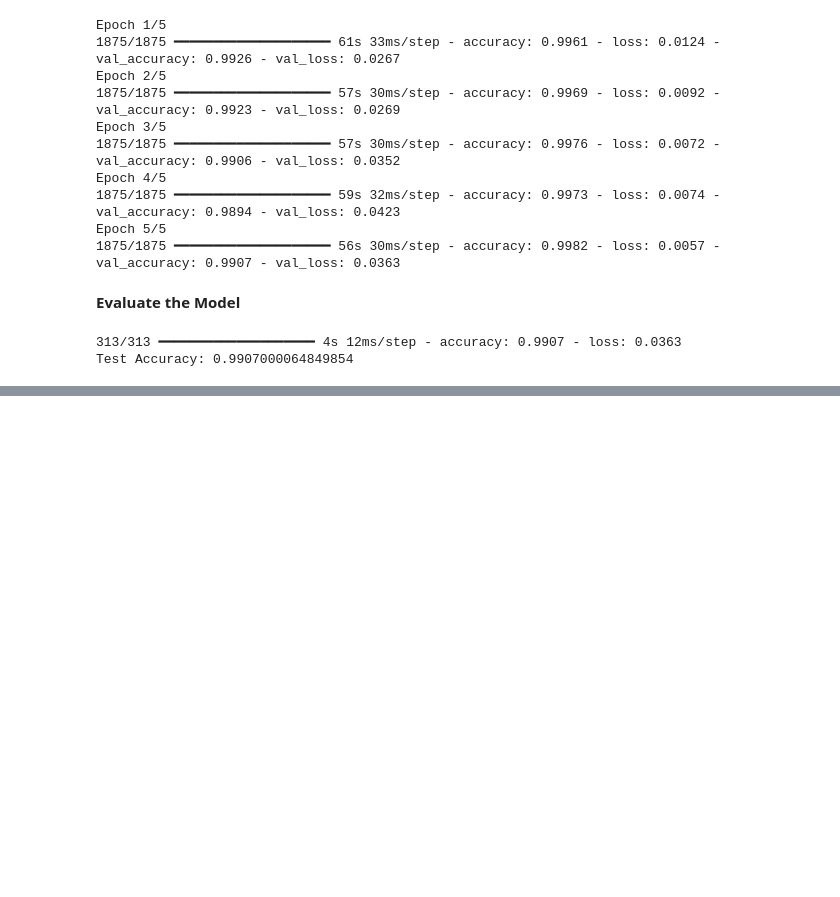
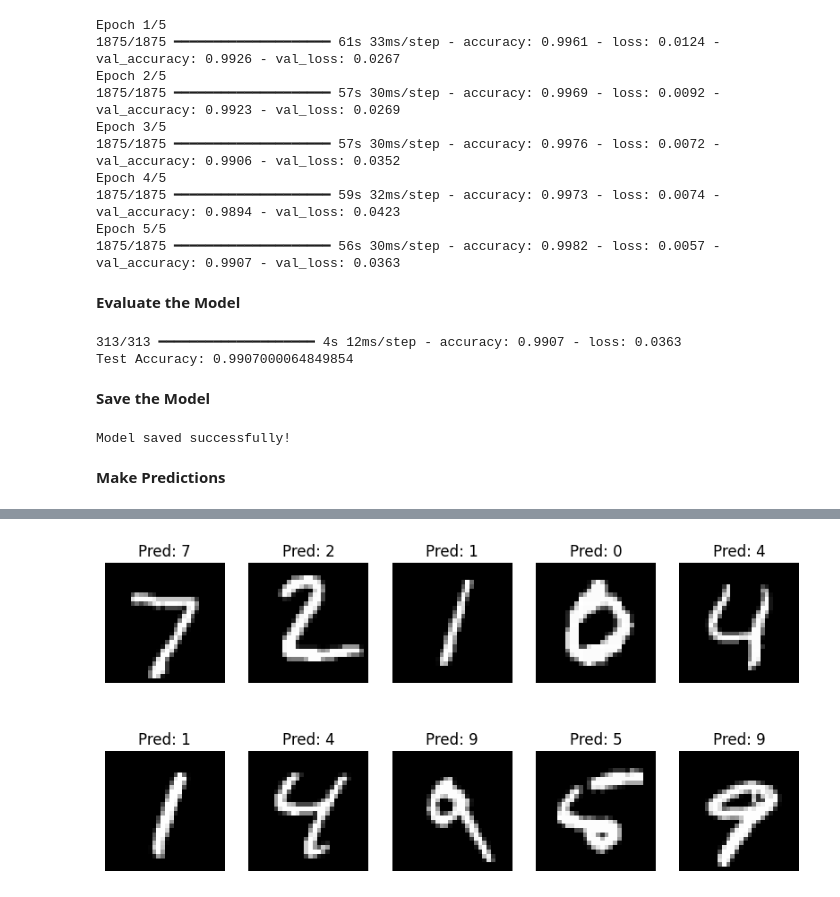
Before and after one commit to Haniakhan702/AneRBC-ANN-and-DL, a Jupyter notebook: Handwritten_Character_Recognition.ipynb, the cells around one changed output, grey strips where cells are left out. Saved outputs shown, nothing was run; the diff lists cells and outputs as text; code cells hidden in the pictures; blank space fills up the shorter version.

Commit message:
Make Prediction

```diff
--- a/Handwritten_Character_Recognition.ipynb
+++ b/Handwritten_Character_Recognition.ipynb
@@ -134,3 +134,26 @@ print("Test Accuracy:", accuracy)
 # %% [output]
 313/313 ━━━━━━━━━━━━━━━━━━━━ 4s 12ms/step - accuracy: 0.9907 - loss: 0.0363
 Test Accuracy: 0.9907000064849854
+# %% [markdown]
+**Save the Model**
+# %%
+model.save("handwritten_model.keras")
+
+print("Model saved successfully!")
+# %% [output]
+Model saved successfully!
+# %% [markdown]
+**Make Predictions**
+# %%
+predictions = model.predict(x_test)
+
+plt.figure(figsize=(10,5))
+
+for i in range(10):
+    plt.subplot(2,5,i+1)
+    plt.imshow(x_test[i].reshape(28,28), cmap='gray')
+    plt.title(f"Pred: {np.argmax(predictions[i])}")
+    plt.axis('off')
+
+plt.show()
+# %% [output]
@@ -136,0 +161 @@ Test Accuracy: 0.9907000064849854
+[figure, added]
```
Also changed, not shown: parts of 1 cell of this notebook.
